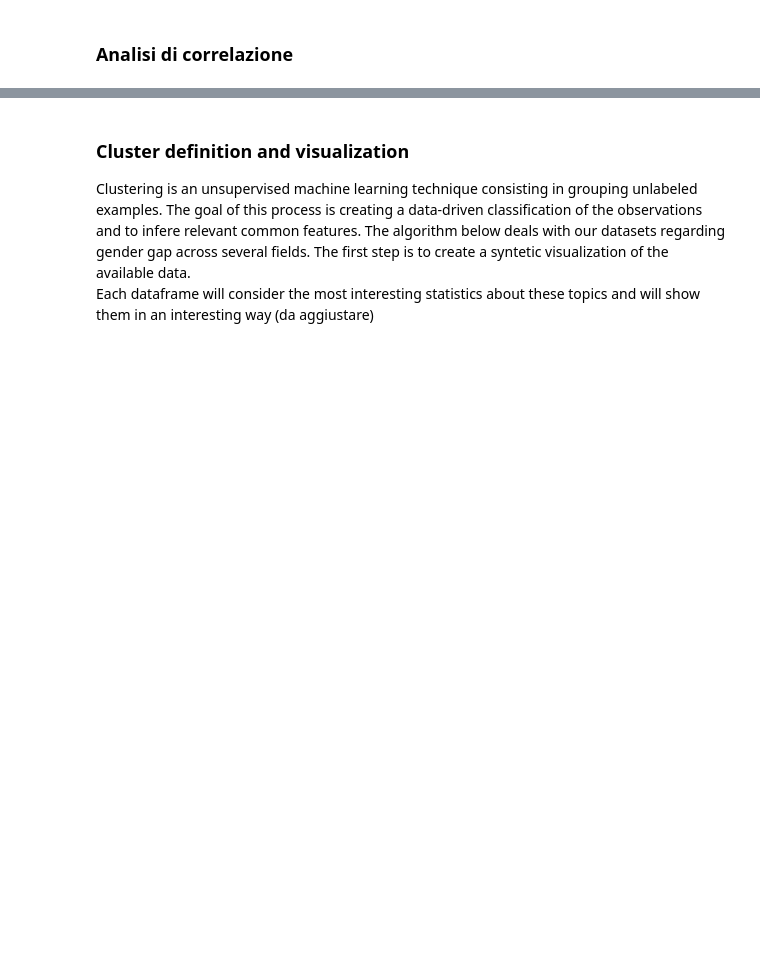
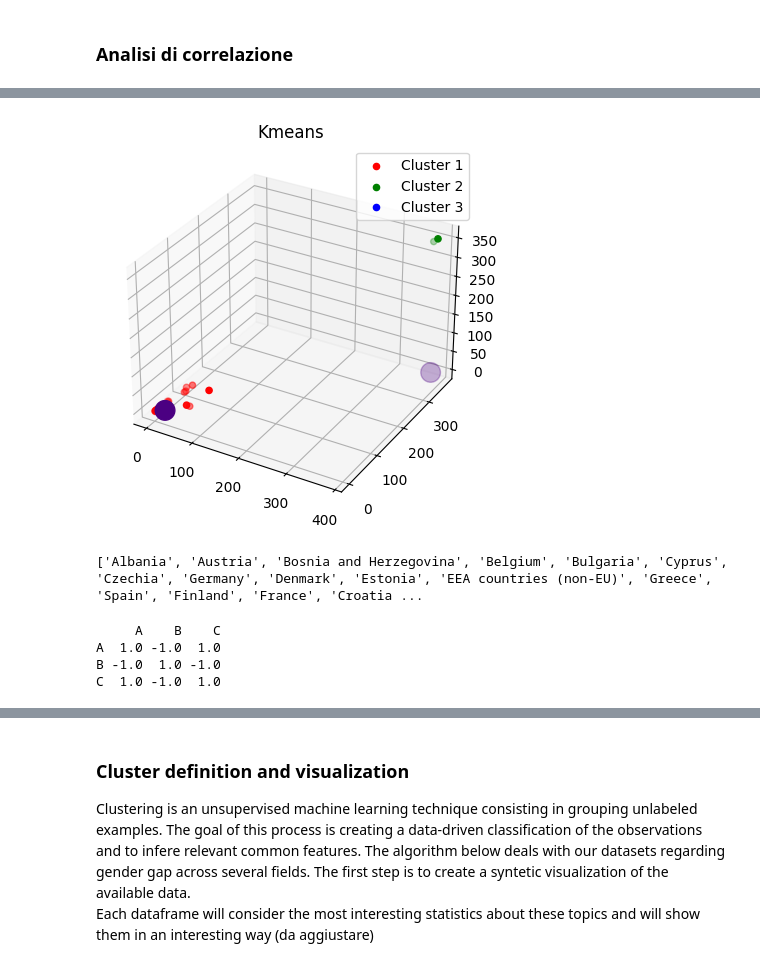
Before and after one commit to alicepicco333/wipEU, a Jupyter notebook: technical_analysis/cluster.ipynb, the cells around one changed output, grey strips where cells are left out. Drawn from its saved outputs; the diff is of its cells as text; code cells hidden in the pictures; blank space fills up the shorter version.

```diff
--- a/technical_analysis/cluster.ipynb
+++ b/technical_analysis/cluster.ipynb
@@ -116,3 +151,68 @@ df_public_adm_total.head()
+# %%
+# Update the dataframe with the association university - cluster
+
+k_means_optimum = cluster.KMeans(n_clusters = 3, init = 'k-means++',  random_state=42)
+y = k_means_optimum.fit_predict(X)
+
+df_women_research_fundings['cluster'] = y
+# %%
+data1 = df_women_research_fundings[df_women_research_fundings.cluster==0]
+data2 = df_women_research_fundings[df_women_research_fundings.cluster==1]
+data3 = df_women_research_fundings[df_women_research_fundings.cluster==2]
+
+kplot = plt.axes(projection='3d')
+xline = np.linspace(0, 15, 1000)
+yline = np.linspace(0, 15, 1000)
+zline = np.linspace(0, 15, 1000)
+kplot.plot3D(xline, yline, zline, 'black')# Data for three-dimensional scattered points
+kplot.scatter3D(data1['2023'], data1['2022'], data1['2021'], c='red', label='Cluster 1')
+kplot.scatter3D(data2['2023'], data2['2022'], data2['2021'],c ='green', label = 'Cluster 2')
+kplot.scatter3D(data3['2023'], data3['2022'], data3['2021'], c='blue', label = 'Cluster 3')
+plt.scatter(k_means_optimum.cluster_centers_[:,0], k_means_optimum.cluster_centers_[:,1], color = 'indigo', s = 200)
+plt.legend()
+plt.title("Kmeans")
+plt.show()
+# %% [output]
+[figure, added]
+# %%
+def getMemberCluster(df, html=None):
+    outputList = []
+    for idx, row in df.iterrows():
+        if html:
+            region = str("<li>" + str(row["Geographic region"]) + "</li>")
+            outputList.append(region)
+        else:
+            outputList.append(row["Geographic region"])
+    if html:
+        outputStr = ""
+        for el in outputList:
+            outputStr = str(outputStr + el + "\n")
+        return outputStr
+    else:
+        return outputList
+
+print(getMemberCluster(data1))
+# %% [output]
+['Albania', 'Austria', 'Bosnia and Herzegovina', 'Belgium', 'Bulgaria', 'Cyprus', 'Czechia', 'Germany', 'Denmark', 'Estonia', 'EEA countries (non-EU)', 'Greece', 'Spain', 'Finland', 'France', 'Croatia ...
+# %%
+import pandas as pd
+
+# Create a sample DataFrame
+data = {'A': [1, 2, 3, 4],
+        'B': [4, 3, 2, 1],
+        'C': [5, 6, 7, 8]}
+df = pd.DataFrame(data)
+
+# Calculate the correlation matrix
+correlation_matrix = df.corr()
+
+# Display the correlation matrix
+print(correlation_matrix)
+# %% [output]
+     A    B    C
+A  1.0 -1.0  1.0
+B -1.0  1.0 -1.0
+C  1.0 -1.0  1.0
 # %% [markdown]
 From the correlation matrix, we can conclude that:
 - There is a strong positive correlation (0.834070) between the percentage of men and women with discriminatory attitudes towards women. This suggests that in countries where a higher percentage of men have discriminatory attitudes towards women, there is also a higher percentage of women with discriminatory attitudes towards other women.
```
Also changed, not shown: parts of 8 cells of this notebook.
